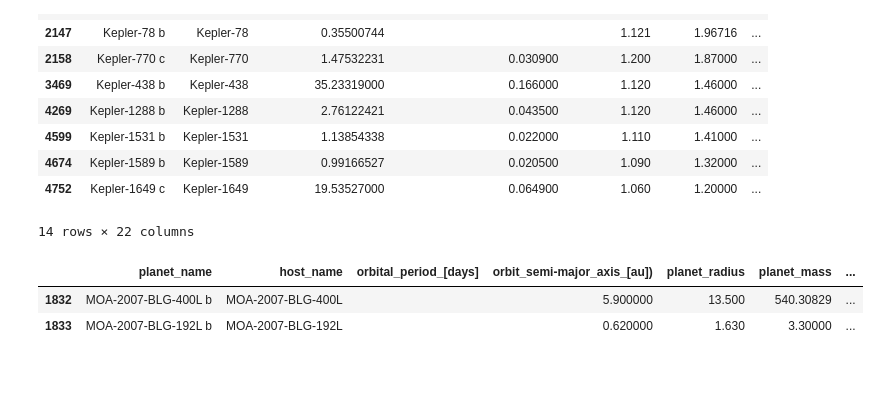
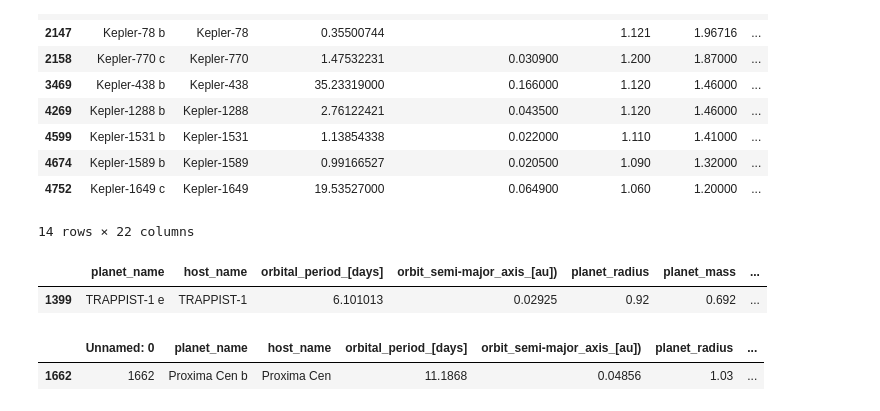
Before and after one commit to aminmadrileno/Exoplanet-project, a Jupyter notebook: quickanalysis.ipynb, the cells around one changed output. Cells and saved outputs as stored; diff of their text form; code cells hidden in the pictures; blank space fills up the shorter version.

```diff
--- a/quickanalysis.ipynb
+++ b/quickanalysis.ipynb
@@ -4,7 +4,7 @@ import numpy as np
 import warnings
 warnings.filterwarnings('ignore')
 # %%
-analyze = pd.read_csv('exoplanets.csv')
+analyze = pd.read_csv('REALdata.csv')
 # %%
 analyze = analyze.drop(columns=['Unnamed: 0'])
 # %%
@@ -50,10 +50,9 @@ algo
 | 4752 | Kepler-1649 c | Kepler-1649 | 19.53527000 | 0.064900 | 1.060 | 1.20000 | ... |
 14 rows × 22 columns
 # %%
-analyze['nulltest'] = analyze['planet_name'].str[:8]
-algo  = analyze[analyze['nulltest'] == 'MOA-2007']
+analyze['nulltest'] = analyze['planet_name'].str[:12]
+algo  = analyze[analyze['nulltest'] == 'TRAPPIST-1 e']
 algo
 # %% [output]
 |  | planet_name | host_name | orbital_period_[days] | orbit_semi-major_axis_[au]) | planet_radius | planet_mass | ... |
-| 1832 | MOA-2007-BLG-400L b | MOA-2007-BLG-400L |  | 5.900000 | 13.500 | 540.30829 | ... |
-| 1833 | MOA-2007-BLG-192L b | MOA-2007-BLG-192L |  | 0.620000 | 1.630 | 3.30000 | ... |
+| 1399 | TRAPPIST-1 e | TRAPPIST-1 | 6.101013 | 0.02925 | 0.92 | 0.692 | ... |
@@ -59,0 +61,5 @@ algo
+# %%
+euclidean[euclidean['Unnamed: 0'] == 1662]
+# %% [output]
+|  | Unnamed: 0 | planet_name | host_name | orbital_period_[days] | orbit_semi-major_axis_[au]) | planet_radius | ... |
+| 1662 | 1662 | Proxima Cen b | Proxima Cen | 11.1868 | 0.04856 | 1.03 | ... |
```
Also changed, not shown: parts of 22 cells of this notebook.
